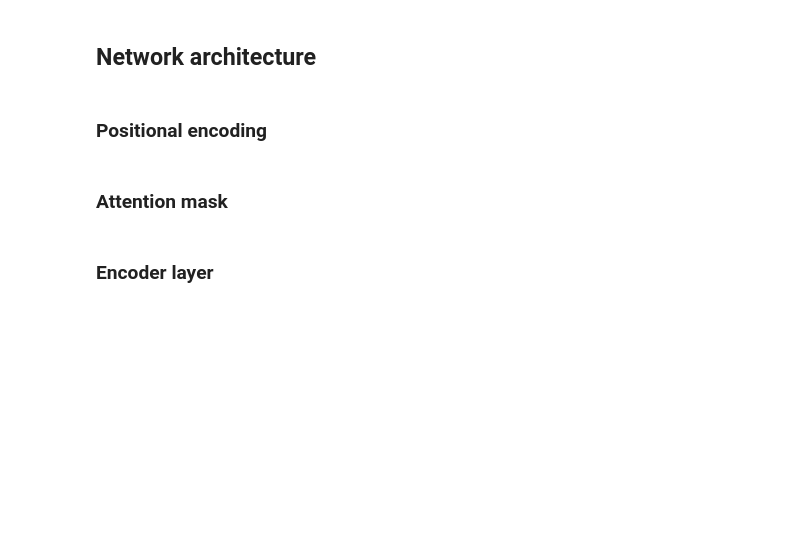
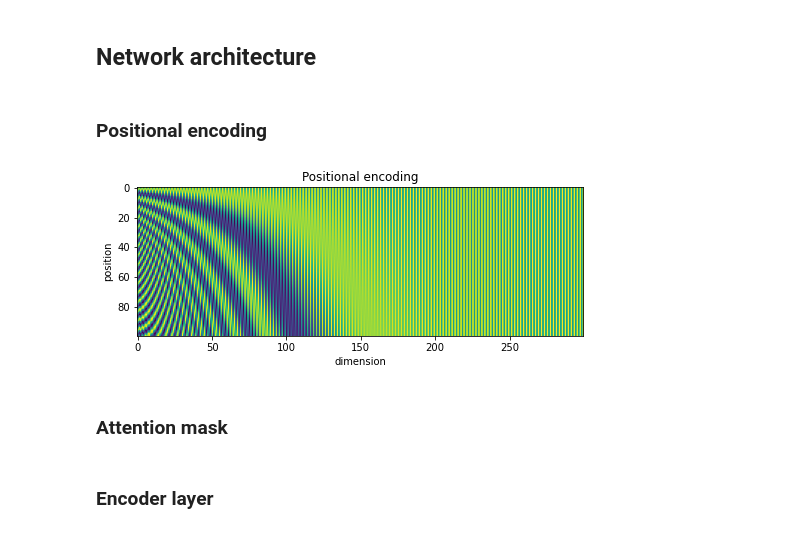
Before and after one commit to Mothaiba/NLP-Hindi-and-Bengali-Hatespeech-classification, a Jupyter notebook: Task_3/bengali_bengali/Task-3c.3_bengali_classify.ipynb, the cells around one changed output. Saved outputs shown, nothing was run; the diff lists cells and outputs as text; code cells hidden in the pictures; blank space fills up the shorter version.

```diff
--- a/Task_3/bengali_bengali/Task-3c.3_bengali_classify.ipynb
+++ b/Task_3/bengali_bengali/Task-3c.3_bengali_classify.ipynb
@@ -223,22 +150,32 @@ test_loader = DataLoader(test_dataset, batch_size=batch_size,
 # %% [markdown]
 ### Positional encoding
 # %%
-max_len = max([len(s) for s in train_sentences] + [len(s) for s in test_sentences])
+max_len = max([len(s) for s in train_sentences] + [len(s) for s in test_sentences]) * 2
 
 def get_pe(p, i):
     k = i // 2
     if i % 2 == 0:
         return np.sin(p/(10000**(2*k/embedding_size)))
     else:
         return np.cos(p/(10000**(2*k/embedding_size)))
 
 pe = np.zeros((embedding_size, max_len))
 for p in range(max_len):
     for i in range(embedding_size):
         pe[i, p] = get_pe(p, i)
 
+fig, ax = plt.subplots(figsize=(8, 5))
+ax.imshow(pe.T[:100,:])
+ax.set_title('Positional encoding')
+ax.set_xlabel('dimension')
+ax.set_ylabel('position')
+
+plt.show()
+
 pe = pe.T # for easier addition in the future operations
 pe = torch.tensor(pe, requires_grad=False).to(device)
+# %% [output]
+[figure, added]
 # %% [markdown]
 ### Attention mask
 # %%
```
Also changed, not shown: parts of 7 cells of this notebook, 2 other files.
